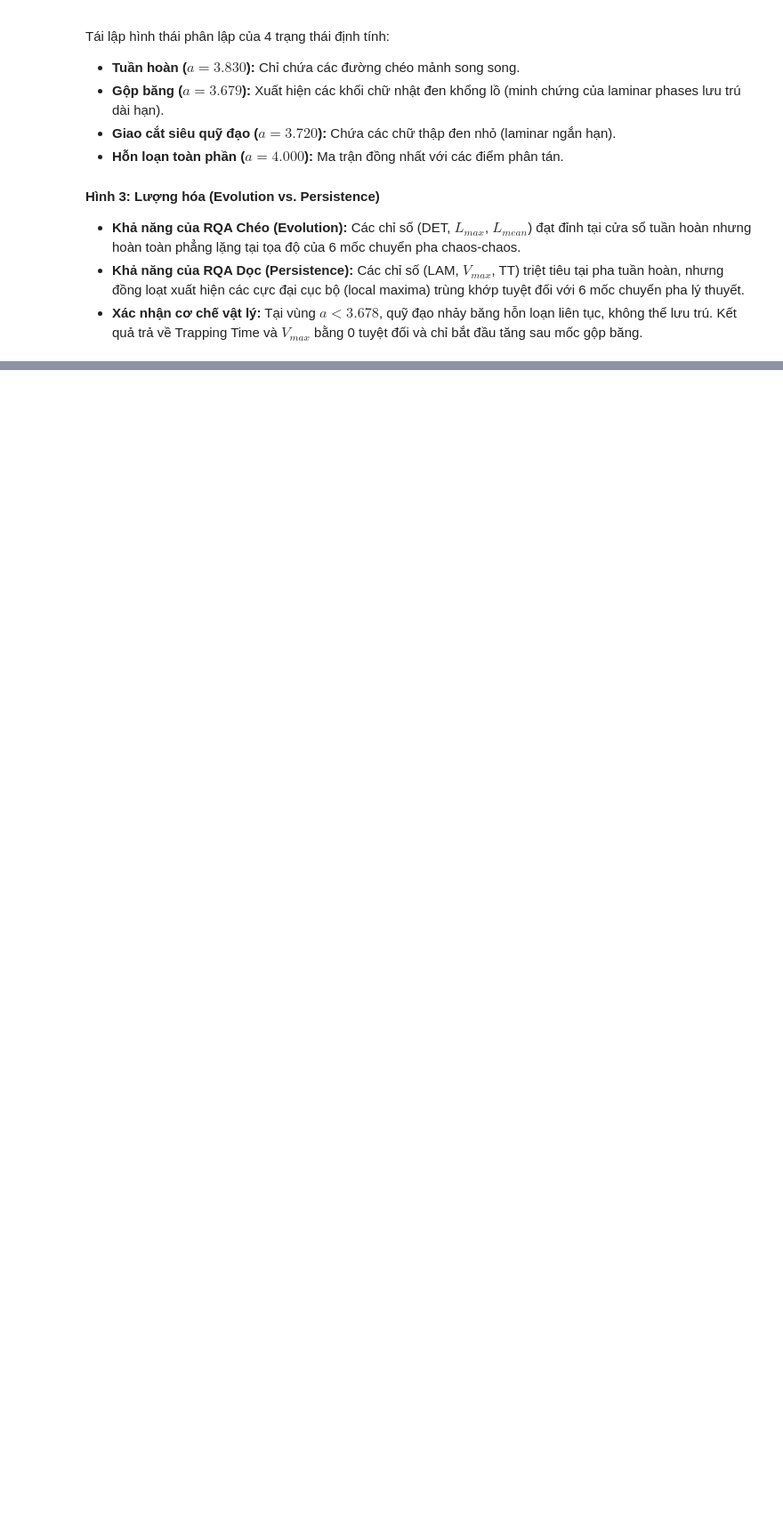
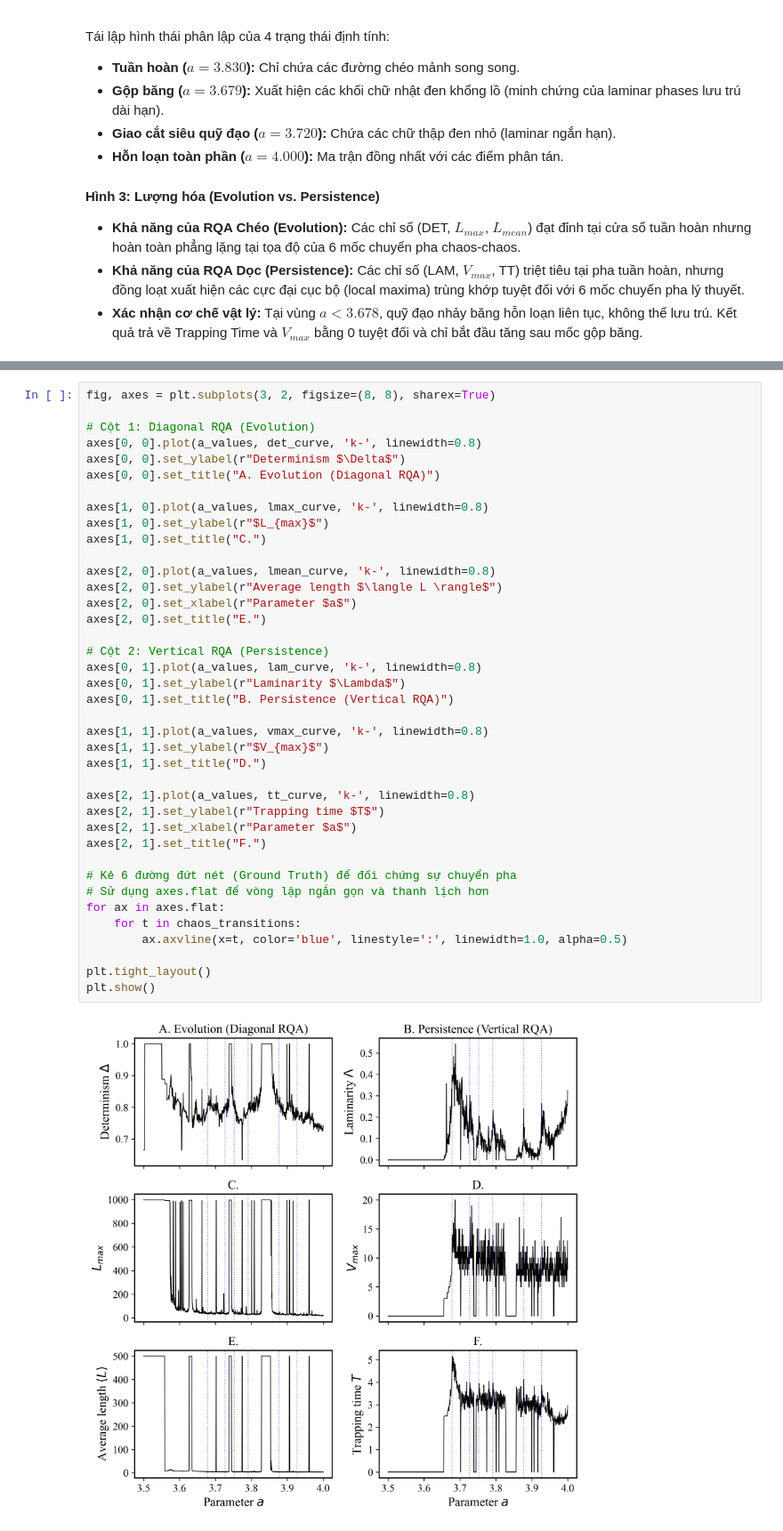
Before and after one commit to Vutu2003/Nonlinear-Time-Series-Analysis, a Jupyter notebook: paper_replications/Marwann_2002_Recurrence_Plot_with_Vertical_Lines.ipynb, the cells around one changed output, grey strips where cells are left out. Shown at 89% size. Drawn from its saved outputs; the diff is of its cells as text; blank space fills up the shorter version.

```diff
--- a/paper_replications/Marwann_2002_Recurrence_Plot_with_Vertical_Lines.ipynb
+++ b/paper_replications/Marwann_2002_Recurrence_Plot_with_Vertical_Lines.ipynb
@@ -45,0 +292,41 @@ Tái lập hình thái phân lập của 4 trạng thái định tính:
+# %%
+fig, axes = plt.subplots(3, 2, figsize=(8, 8), sharex=True)
+
+# Cột 1: Diagonal RQA (Evolution)
+axes[0, 0].plot(a_values, det_curve, 'k-', linewidth=0.8)
+axes[0, 0].set_ylabel(r"Determinism $\Delta$")
+axes[0, 0].set_title("A. Evolution (Diagonal RQA)")
+
+axes[1, 0].plot(a_values, lmax_curve, 'k-', linewidth=0.8)
+axes[1, 0].set_ylabel(r"$L_{max}$")
+axes[1, 0].set_title("C.")
+
+axes[2, 0].plot(a_values, lmean_curve, 'k-', linewidth=0.8)
+axes[2, 0].set_ylabel(r"Average length $\langle L \rangle$")
+axes[2, 0].set_xlabel(r"Parameter $a$")
+axes[2, 0].set_title("E.")
+
+# Cột 2: Vertical RQA (Persistence)
+axes[0, 1].plot(a_values, lam_curve, 'k-', linewidth=0.8)
+axes[0, 1].set_ylabel(r"Laminarity $\Lambda$")
+axes[0, 1].set_title("B. Persistence (Vertical RQA)")
+
+axes[1, 1].plot(a_values, vmax_curve, 'k-', linewidth=0.8)
+axes[1, 1].set_ylabel(r"$V_{max}$")
+axes[1, 1].set_title("D.")
+
+axes[2, 1].plot(a_values, tt_curve, 'k-', linewidth=0.8)
+axes[2, 1].set_ylabel(r"Trapping time $T$")
+axes[2, 1].set_xlabel(r"Parameter $a$")
+axes[2, 1].set_title("F.")
+
+# Kẻ 6 đường đứt nét (Ground Truth) để đối chứng sự chuyển pha
+# Sử dụng axes.flat để vòng lặp ngắn gọn và thanh lịch hơn
+for ax in axes.flat:
+    for t in chaos_transitions:
+        ax.axvline(x=t, color='blue', linestyle=':', linewidth=1.0, alpha=0.5)
+
+plt.tight_layout()
+plt.show()
+# %% [output]
+[figure, added]
```
Also changed, not shown: parts of 10 cells of this notebook.
